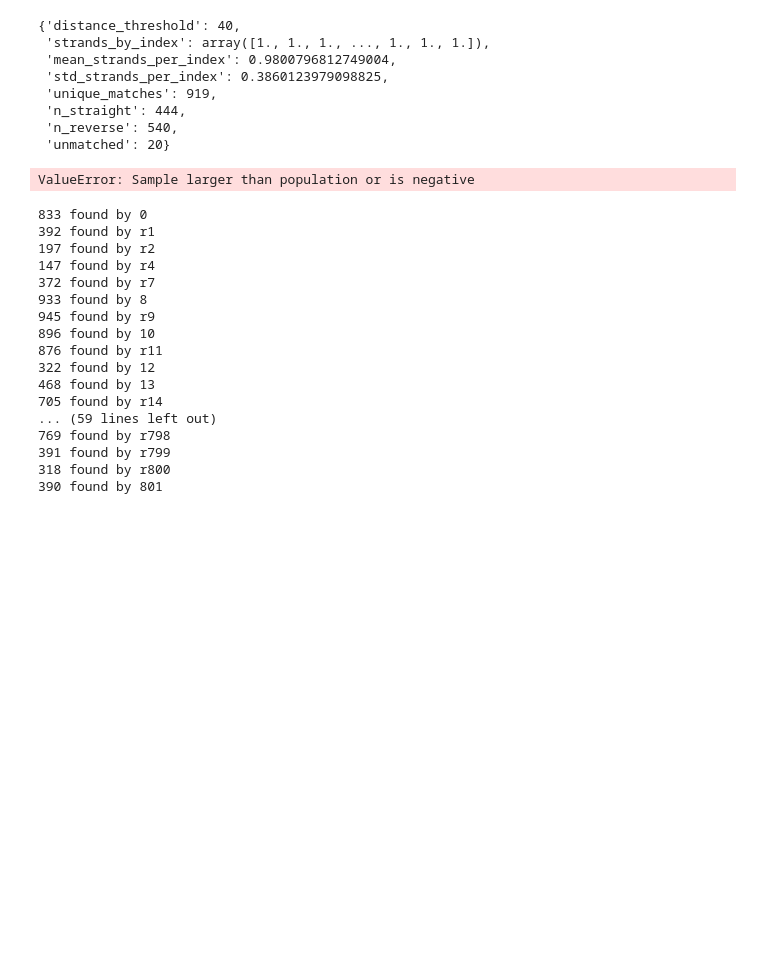
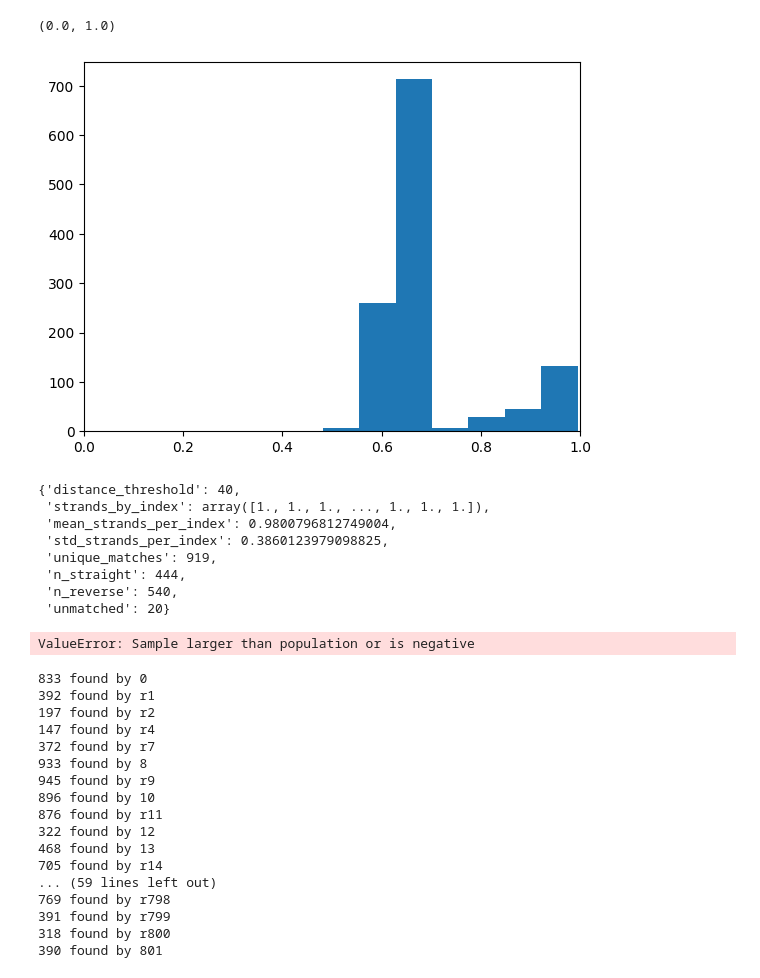
Before and after one commit to Parvfect/Incomplete_cycles, a Jupyter notebook: v2/raptor.ipynb, the cells around one changed output. Cells and saved outputs as stored; diff of their text form; code cells hidden in the pictures; blank space fills up the shorter version.

```diff
--- a/v2/raptor.ipynb
+++ b/v2/raptor.ipynb
@@ -118,0 +355,6 @@ len(original_strands)
+# %%
+plt.hist(recs)
+plt.xlim(0, 1)
+# %% [output]
+(0.0, 1.0)
+[figure, added]
```
Also changed, not shown: parts of 31 cells of this notebook.
